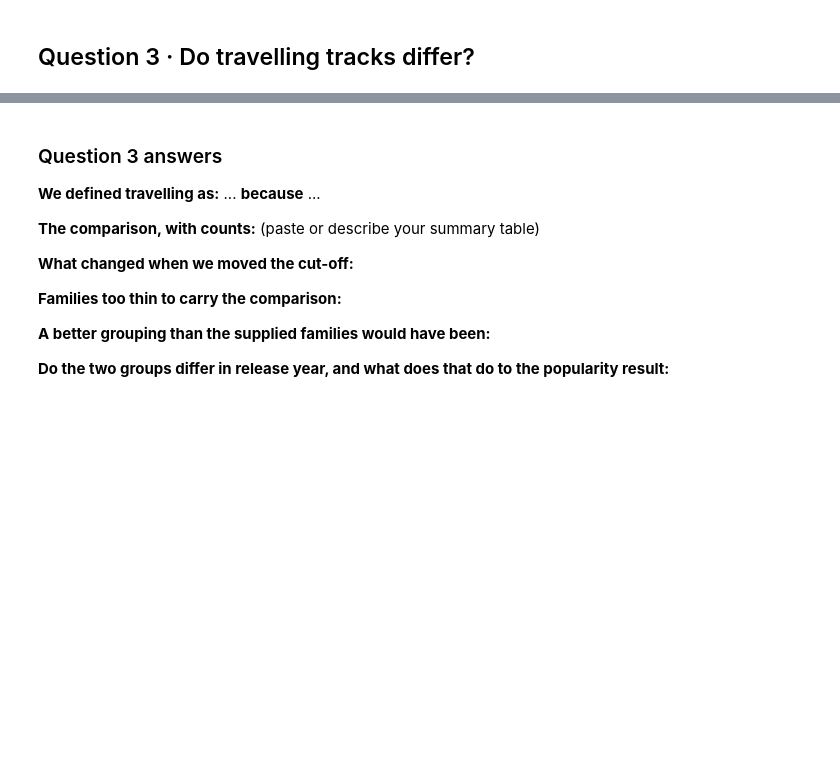
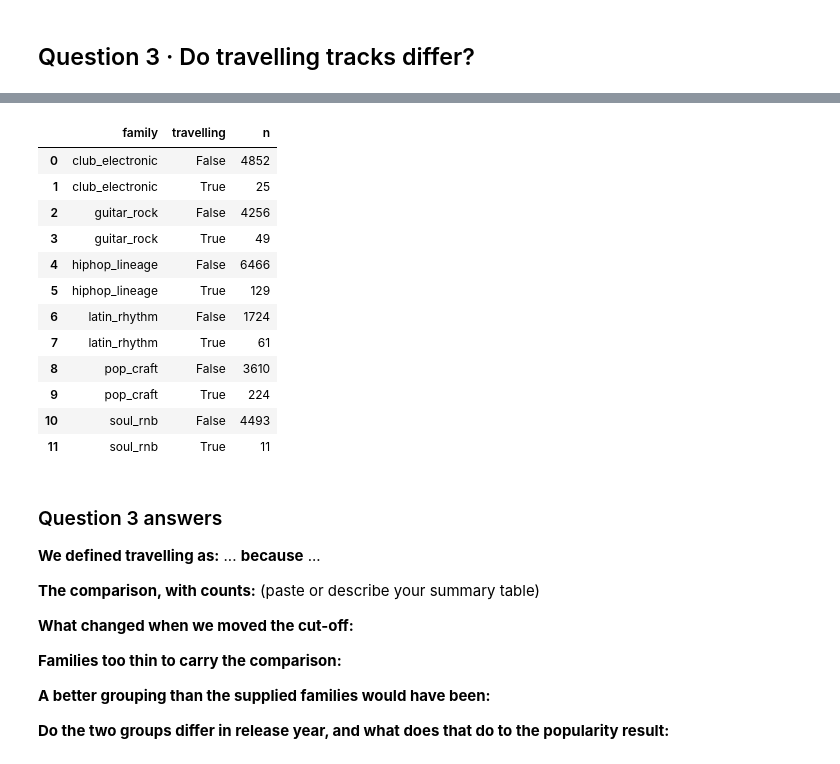
Before and after one commit to mrtchlpck/project-1-lecture, a Jupyter notebook: gotowa_wersja_notatnika_M1_assignment_2026_starter.ipynb, the cells around one changed output, grey strips where cells are left out. Drawn from its saved outputs; the diff is of its cells as text; code cells hidden in the pictures; blank space fills up the shorter version.

```diff
--- a/gotowa_wersja_notatnika_M1_assignment_2026_starter.ipynb
+++ b/gotowa_wersja_notatnika_M1_assignment_2026_starter.ipynb
@@ -379,0 +395,17 @@ display(families)
+# %%
+# Move the cut-off. At least three.
+cutoff = 5
+
+merged["travelling"] = merged["playlist_count"] >= cutoff
+print(merged["travelling"].value_counts())
+
+cutoff = 2
+
+merged["travelling"] = merged["playlist_count"] >= cutoff
+print(merged["travelling"].value_counts())
+
+cutoff = 3
+
+merged["travelling"] = merged["playlist_count"] >= cutoff
+print(merged["travelling"].value_counts())
+#travelling tracks should be on 3 or more playlists and we have 705 of them
@@ -380,3 +425,36 @@ display(families)
+# %%
+# Inside each family. Which ones are too thin to carry it?
+cutoff = 3
+
+family_summary = (
+    merged
+    .dropna(subset=["family"])
+    .assign(
+        travelling=lambda x: x["playlist_count"] >= cutoff
+    )
+    .groupby(["family", "travelling"])
+    .agg(
+        n=("track_id", "count"),
+    )
+    .reset_index()
+)
+
+display(family_summary)
+#honestly no familiy is too thin to carry it
+# %% [output]
+|  | family | travelling | n |
+| 0 | club_electronic | False | 4852 |
+| 1 | club_electronic | True | 25 |
+| 2 | guitar_rock | False | 4256 |
+| 3 | guitar_rock | True | 49 |
+| 4 | hiphop_lineage | False | 6466 |
+| 5 | hiphop_lineage | True | 129 |
+| 6 | latin_rhythm | False | 1724 |
+| 7 | latin_rhythm | True | 61 |
+| 8 | pop_craft | False | 3610 |
+| 9 | pop_craft | True | 224 |
+| 10 | soul_rnb | False | 4493 |
+| 11 | soul_rnb | True | 11 |
 # %%
 # Do the two groups differ in release year? What does that do to popularity?
 # %%
```
Also changed, not shown: parts of 5 cells of this notebook.
